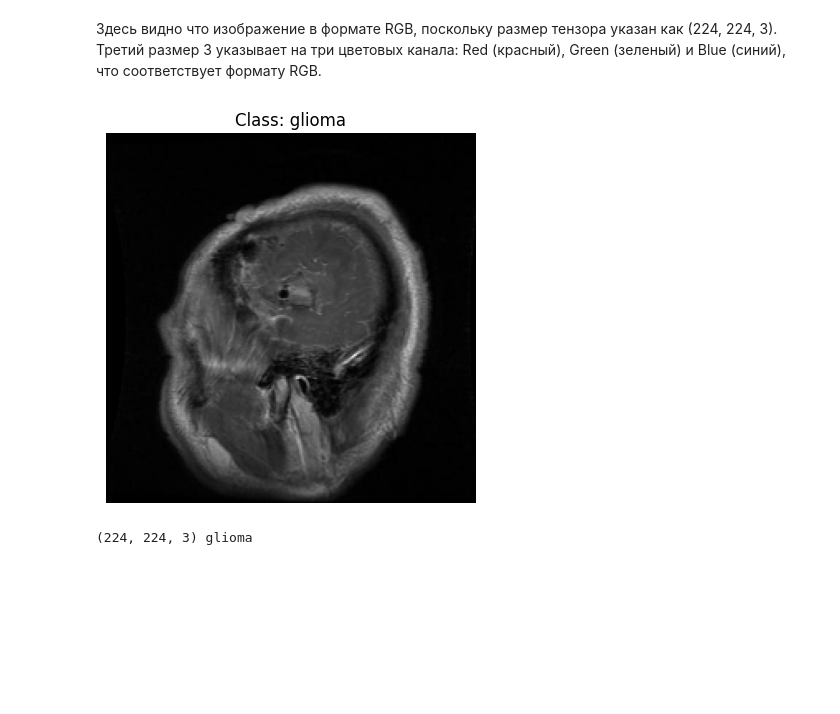
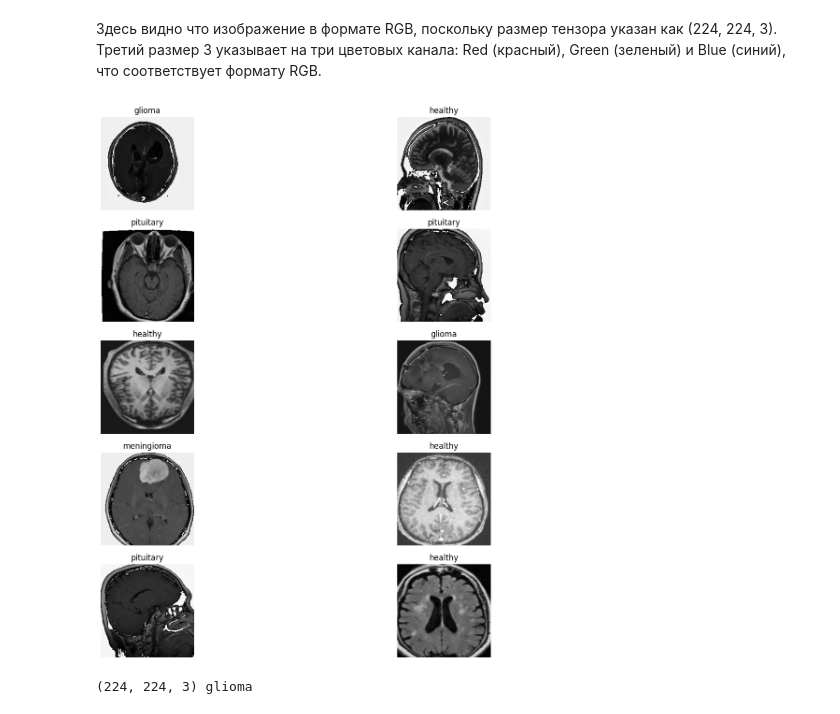
Before and after one commit to karlygaw/Classification-of-brain-tumors-using-MRI-scanning, a Jupyter notebook: ClassifyMRIscans.ipynb, the cells around one changed output. Drawn from its saved outputs; the diff is of its cells as text; code cells hidden in the pictures; blank space fills up the shorter version.

```diff
--- a/ClassifyMRIscans.ipynb
+++ b/ClassifyMRIscans.ipynb
@@ -131,6 +134,7 @@ classes = ["glioma", "healthy", "meningioma", "pituitary"]
 # val_ds = prepare_dataset(val_data)
 # test_ds = prepare_dataset(test_data)
 # %%
+#2я версия с ResNet50 Была правильной
 def split_data():
     train_data = []
     val_data = []
@@ -175,12 +179,8 @@ def prepare_dataset(data, is_train=False):
             image = tf.image.random_flip_left_right(image)
             image = tf.image.random_flip_up_down(image)
 
-        # Нормализация изображения: (среднее, стандартное отклонение)
-        mean = [0.5, 0.5, 0.5]
-        std = [0.5, 0.5, 0.5]
-        image = (image - mean) / std
+        return image, label
 
-        return image, label
 
     dataset = dataset.map(process_image)
 
@@ -198,9 +198,7 @@ def display_image_from_dataset(dataset):
         class_name = classes[class_index]  # Сопоставляем индекс с именем класса
 
         # Обратная нормализация изображения
-        mean = [0.5, 0.5, 0.5]
-        std = [0.5, 0.5, 0.5]
-        image = image * std + mean  # Обратная нормализация
+        # Обратная нормализация
         image = (image * 255).astype("uint8")  # Преобразование в [0, 255]
 
         # Отображаем изображение
@@ -250,9 +462,9 @@ Label tensor: [1. 0. 0. 0.]
 Здесь видно что изображение в формате RGB, поскольку размер тензора указан как (224, 224, 3). Третий размер 3 указывает на три цветовых канала: Red (красный), Green (зеленый) и Blue (синий), что соответствует формату RGB.
 # %%
 # Визуализация примера изображения из тренировочного набора
-display_image_from_dataset(train_ds)
+display_images_from_dataset(train_ds)
 # %% [output]
-[figure, old version]
+[figure, new version]
 # %%
 # import matplotlib.pyplot as plt
 # from PIL import Image
```
Also changed, not shown: parts of 30 cells of this notebook.
